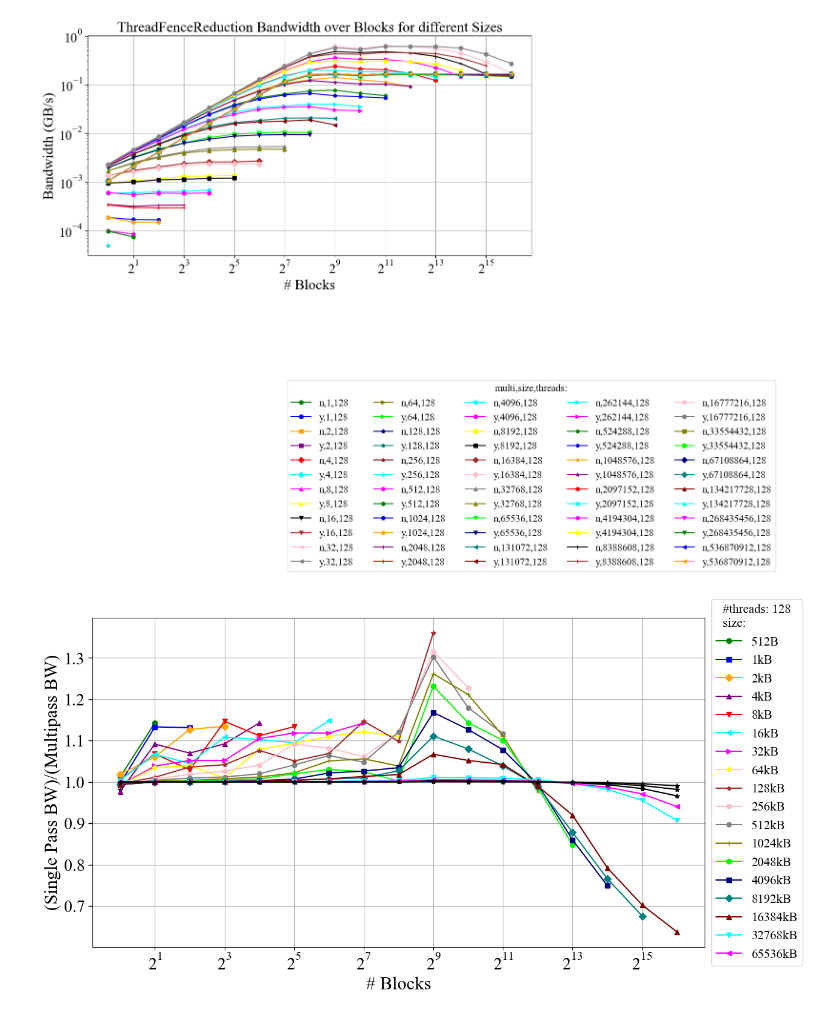
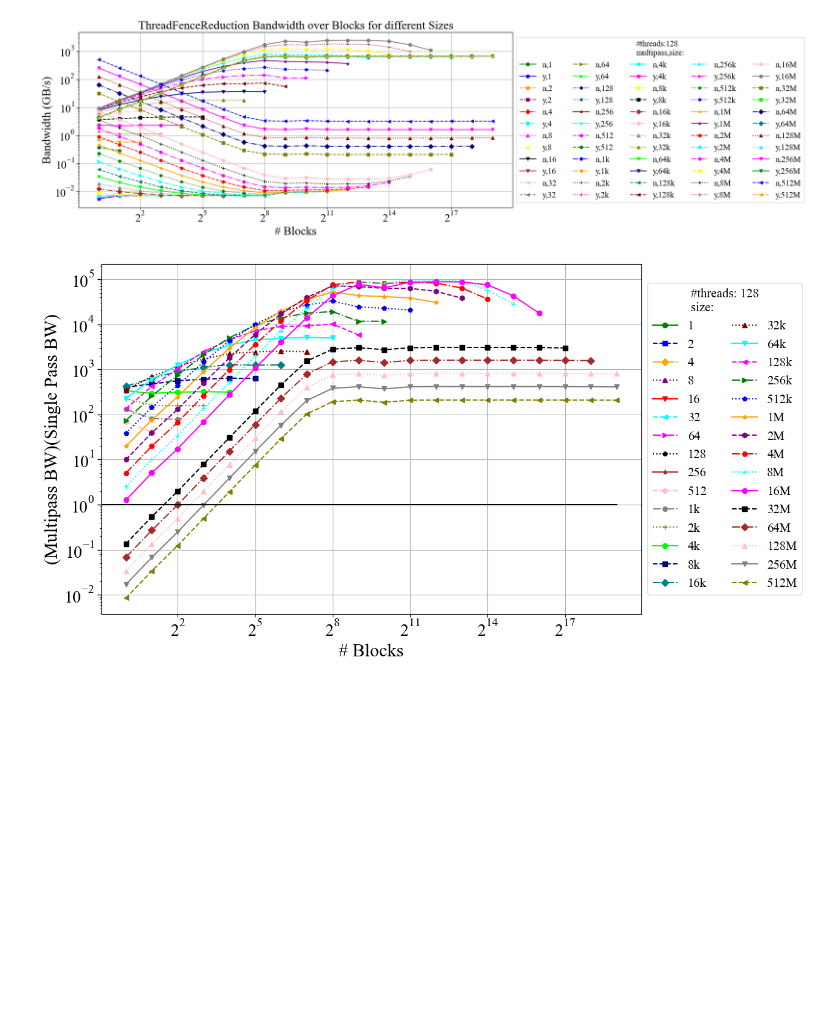
Before and after one commit to DerBurri/hpcexercise, a Jupyter notebook: gpu_algo_design/Ex03/out/visu.ipynb, the cells around one changed output. Cells and saved outputs as stored; diff of their text form; code cells hidden in the pictures; blank space fills up the shorter version.

Commit message:
[UPDATE] Results and graphics 3.2

```diff
--- a/gpu_algo_design/Ex03/out/visu.ipynb
+++ b/gpu_algo_design/Ex03/out/visu.ipynb
@@ -25,84 +25,91 @@ df = df.groupby(["N", "Blocks", "Threads"]).mean().reset_index()
 # %%
 # Define colors and markers
 colors = ['green', 'blue', 'orange', 'purple', 'red', 'cyan', 'magenta', 'yellow', 'black', 'brown', 'pink', 'gray', 'olive', 'lime', 'navy', 'teal', 'maroon', 'aqua', 'fuchsia']
 markers = ['o', 's', 'D', '^', 'v', '<', '>', 'p', '*', 'h', 'H', '+']
-
+linestyles = ['-', '--', '-.', ':']
 # Create cycles for colors and markers
 color_cycle = cycle(colors)
 marker_cycle = cycle(markers)
+linestyle_cycle = cycle(linestyles)
 
-plt.figure(figsize=(12, 6))
+plt.figure(figsize=(20, 6))
 
 # filter df by blocks size and threads
 for size in df["N"].unique():
     marker = next(marker_cycle)
-    # for threads in df["Threads"].unique():
+    linestyle = next(linestyle_cycle)
+    if size < 1024:
+        l= str(size)
+    elif size < 1024**2:
+        l= f"{size // 1024}k"
+    elif size < 1024**3:
+        l= f"{size // 1024**2}M"
+    else:
+        l= f"{size // 1024**3}G"
     dff = df[(df["N"] == size) & (df["Threads"] == 128)]
     color = next(color_cycle)
-    plt.plot(dff["Blocks"],dff["SingleGB/s"], label=f"n,{size},{128}", color=color, marker=marker)
+    plt.plot(dff["Blocks"],dff["SingleGB/s"], label=f"n,{l}", color=color, marker=marker, linestyle=linestyle)
     color = next(color_cycle)
-    plt.plot(dff["Blocks"],dff["MultiGB/s"], label=f"y,{size},{128}", color=color, marker=marker)
+    plt.plot(dff["Blocks"],dff["MultiGB/s"], label=f"y,{l}", color=color, marker=marker, linestyle=linestyle)
 
 plt.xscale("log", base=2)
 plt.yscale("log")
 # plt.ylim(1e-4)
 # plt.xlim(2**(0),2**29)
 plt.xlabel("# Blocks")
 plt.ylabel("Bandwidth (GB/s)")
 plt.title("ThreadFenceReduction Bandwidth over Blocks for different Sizes")
-plt.legend(title="multi,size,threads:", ncols=5, loc='center', bbox_to_anchor=(1, -1))
+plt.legend(title="#threads:128\nmultipass,size:", ncols=5, loc='center left', bbox_to_anchor=(1, 0.5))
 plt.grid(which="major")
 plt.tight_layout()
 plt.savefig("threadFenceReduction.pdf", bbox_inches="tight")
 plt.show()
 # %% [output]
-[figure, old version]
+[figure, new version]
 # %%
 # Define colors and markers
-colors = ['green', 'blue', 'orange', 'purple', 'red', 'cyan', 'magenta', 'yellow', 'brown', 'pink', 'gray', 'olive', 'lime', 'navy', 'teal', 'maroon', 'aqua', 'fuchsia']
+colors = ['green', 'blue', 'orange', 'purple', 'red', 'cyan', 'magenta', 'black', 'brown', 'pink', 'gray', 'olive', 'lime', 'navy', 'teal', 'maroon', 'aqua', 'fuchsia']
 markers = ['o', 's', 'D', '^', 'v', '<', '>', 'p', '*', 'h', 'H', '+']
+linestyle = ['-', '--', '-.', ':']
 
 # Create cycles for colors and markers
 color_cycle = cycle(colors)
 marker_cycle = cycle(markers)
+linestyle_cycle = cycle(linestyle)
 
 plt.figure(figsize=(13, 7))
 
 # filter df by blocks size and threads
 for size in df["N"].unique():
-
-
     # for threads in df["Threads"].unique():
     dff = df[(df["N"] == size) & (df["Threads"] == 128)]
-    diff = dff["SingleGB/s"]/dff["MultiGB/s"]
-    if (abs(diff).max()>1.05 or abs(diff).min()<0.95):
-        color = next(color_cycle)
-        marker = next(marker_cycle)
-        if size < 1024:
-            l= str(size)
-        elif size < 1024**2:
-            l= f"{size // 1024}k"
-        elif size < 1024**3:
-            l= f"{size // 1024**2}M"
-        else:
-            l= f"{size // 1024**3}G"
-        plt.plot(dff["Blocks"],diff, label=l, color=color, marker=marker)
+    diff = dff["MultiGB/s"]/dff["SingleGB/s"]
+    color = next(color_cycle)
+    marker = next(marker_cycle)
+    linestyle = next(linestyle_cycle)
+    if size < 1024:
+        l= str(size)
+    elif size < 1024**2:
+        l= f"{size // 1024}k"
+    elif size < 1024**3:
+        l= f"{size // 1024**2}M"
     else:
-        color="black"
-        marker="*"
-        plt.plot(dff["Blocks"],diff, label=f"", color=color, marker=marker)
+        l= f"{size // 1024**3}G"
+    plt.plot(dff["Blocks"],diff, label=l, color=color, marker=marker, linestyle=linestyle)
 
+plt.plot(range(0,2**19),[1 for i in range(0,2**19)],color="black",linestyle="-")
 plt.xscale("log", base=2)
+plt.yscale("log")
 plt.xlabel("# Blocks")
-plt.ylabel("(Single Pass BW)/(Multipass BW)")
+plt.ylabel("(Multipass BW)(Single Pass BW)")
 # plt.title("ThreadFenceReduction Performance Comparison Single Pass vs. Multipass over\nBlocks of Different Sizes, with a Maximum Performance Difference > 5%", loc="left")
-plt.legend(title="#threads: 128\nsize:", loc='center left', bbox_to_anchor=(1, 0.5))
+plt.legend(title="#threads: 128\nsize:", ncol=2, loc='center left', bbox_to_anchor=(1, 0.5))
 plt.grid(which="major")
 plt.tight_layout()
 plt.savefig("threadFenceReduction.pdf", bbox_inches="tight")
 plt.show()
 # %% [output]
-[figure, old version]
+[figure, new version]
 # %%
 # get best performing # blocks for each size
 
```
Also changed, not shown: 3 other files.
